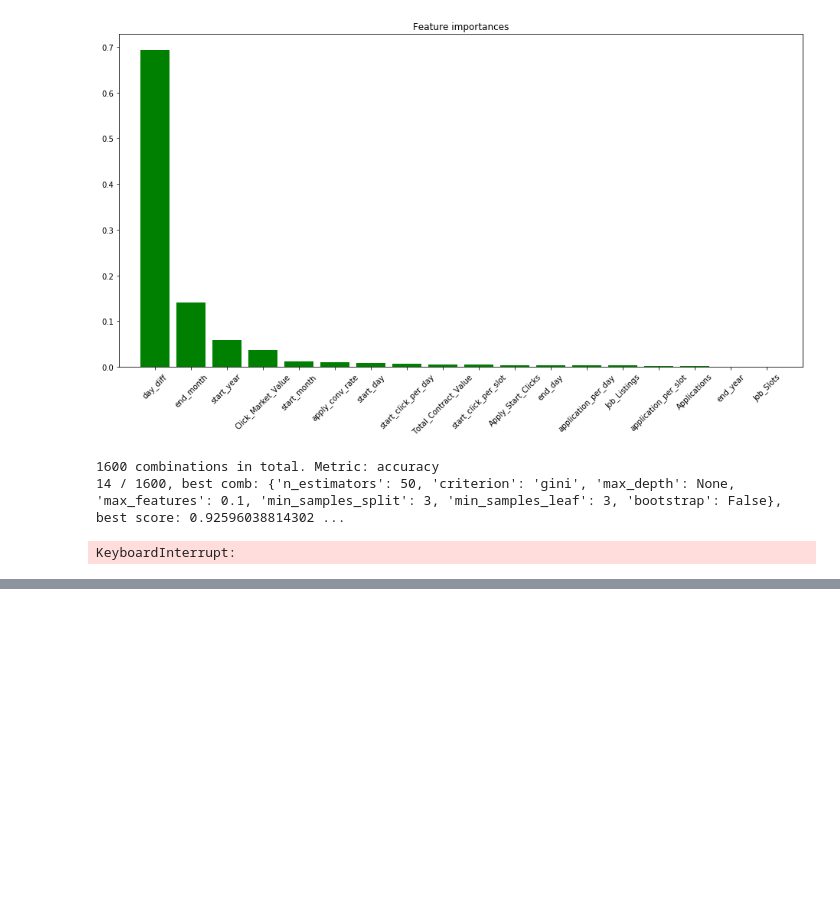
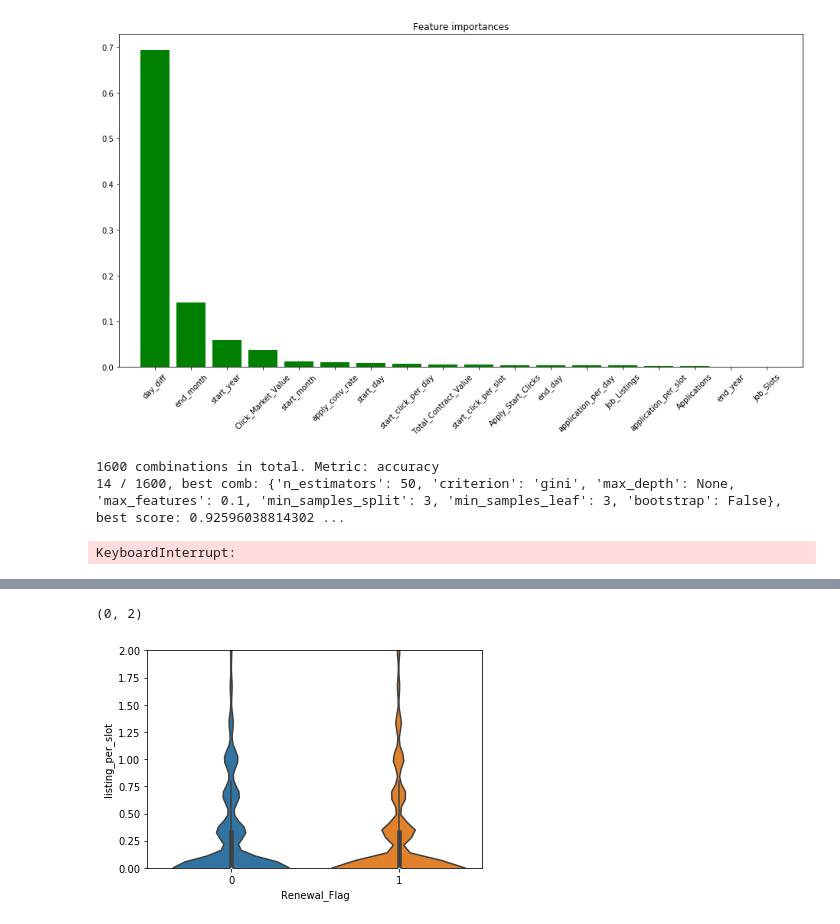
Before and after one commit to telenovelachuan/job_slot_retention, a Jupyter notebook: retention_analysis.ipynb, the cells around one changed output, grey strips where cells are left out. Saved outputs shown, nothing was run; the diff lists cells and outputs as text; code cells hidden in the pictures; blank space fills up the shorter version.

```diff
--- a/retention_analysis.ipynb
+++ b/retention_analysis.ipynb
@@ -260,0 +277,6 @@ KeyboardInterrupt:
+# %%
+sns.violinplot(x='Renewal_Flag', y='listing_per_slot',  data=df_metrics.replace([np.inf, -np.inf], np.nan).dropna())
+plt.ylim(0, 2)
+# %% [output]
+(0, 2)
+[figure, added]
```
Also changed, not shown: parts of 5 cells of this notebook, 18 other files.
